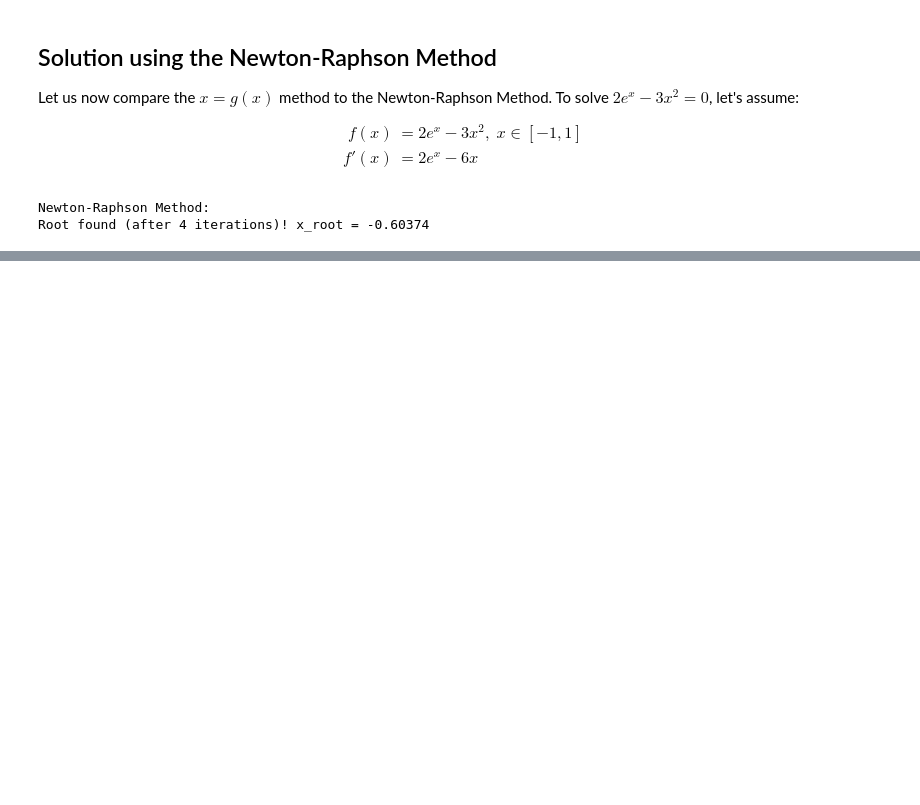
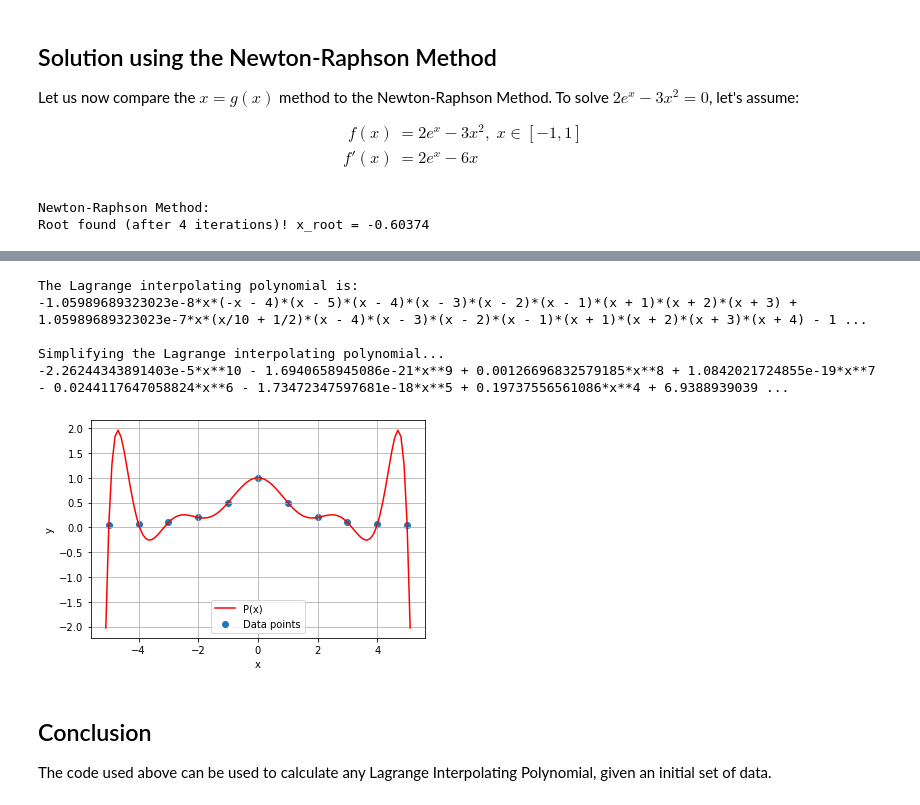
Before and after one commit to aretselis/msc-computational-physics, a Jupyter notebook: Courses/Computational Mathematics (ΥΦΥ101)/Problem Sets/retselis_set1.ipynb, the cells around one changed output, grey strips where cells are left out. Cells and saved outputs as stored; diff of their text form; code cells hidden in the pictures; blank space fills up the shorter version.

```diff
--- a/Courses/Computational Mathematics (ΥΦΥ101)/Problem Sets/retselis_set1.ipynb
+++ b/Courses/Computational Mathematics (ΥΦΥ101)/Problem Sets/retselis_set1.ipynb
@@ -483,0 +537,45 @@ $$
+# %%
+import sympy
+import numpy as np
+
+x = sympy.symbols('x')
+
+data_x = np.array([-5,-4,-3,-2,-1,0,1,2,3,4,5])
+data_y = 1/(1+(X*X))
+P = 0
+
+# Calculate the Lagrange interpolating polynomial
+for i in range(len(data_x)):
+    L = 1
+    for j in range(len(data_x)):
+        if i!=j:
+            L = L * (x-data_x[j])/(data_x[i]-data_x[j])
+    P += L*data_y[i]
+print('The Lagrange interpolating polynomial is:')
+print(P)
+print('\nSimplifying the Lagrange interpolating polynomial...')
+print(sympy.simplify(P))
+
+# Plot with matplotlib instead of sympy.plot to also add scatter points
+# Create a np.linspace and plot the function there
+lam_P = sympy.lambdify(x,P,modules=['numpy'])
+x_plot = np.linspace(-5.1,5.1,100)
+y_plot = lam_P(x_plot)
+
+plt.plot(x_plot,y_plot,color='red',label='P(x)')
+plt.scatter(data_x,data_y,label='Data points')
+plt.xlabel('x')
+plt.ylabel('y')
+plt.legend()
+plt.grid()
+# %% [output]
+The Lagrange interpolating polynomial is:
+-1.05989689323023e-8*x*(-x - 4)*(x - 5)*(x - 4)*(x - 3)*(x - 2)*(x - 1)*(x + 1)*(x + 2)*(x + 3) + 1.05989689323023e-7*x*(x/10 + 1/2)*(x - 4)*(x - 3)*(x - 2)*(x - 1)*(x + 1)*(x + 2)*(x + 3)*(x + 4) - 1 ...
+
+Simplifying the Lagrange interpolating polynomial...
+-2.26244343891403e-5*x**10 - 1.6940658945086e-21*x**9 + 0.00126696832579185*x**8 + 1.0842021724855e-19*x**7 - 0.0244117647058824*x**6 - 1.73472347597681e-18*x**5 + 0.19737556561086*x**4 + 6.9388939039 ...
+[figure, added]
+# %% [markdown]
+## Conclusion
+
+The code used above can be used to calculate any Lagrange Interpolating Polynomial, given an initial set of data.
```
Also changed, not shown: parts of 6 cells of this notebook.
